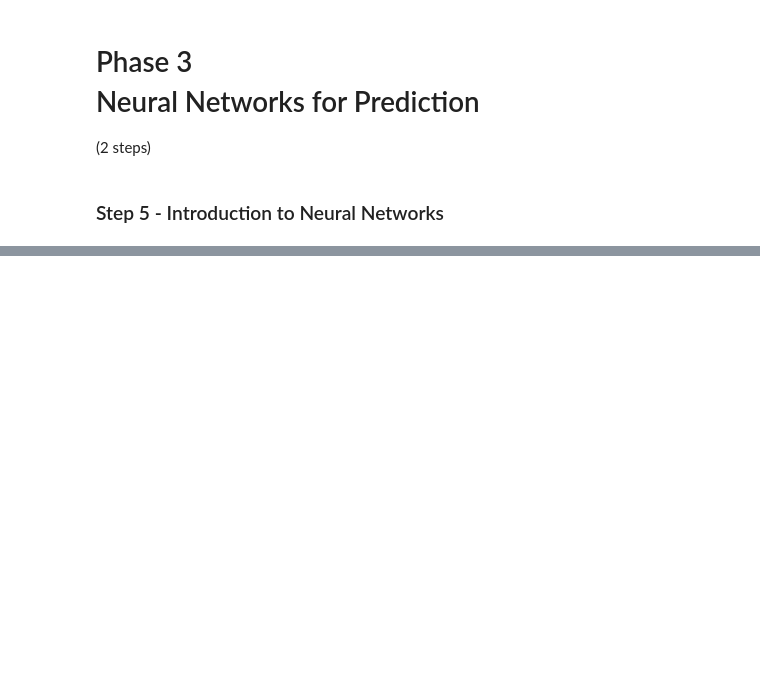
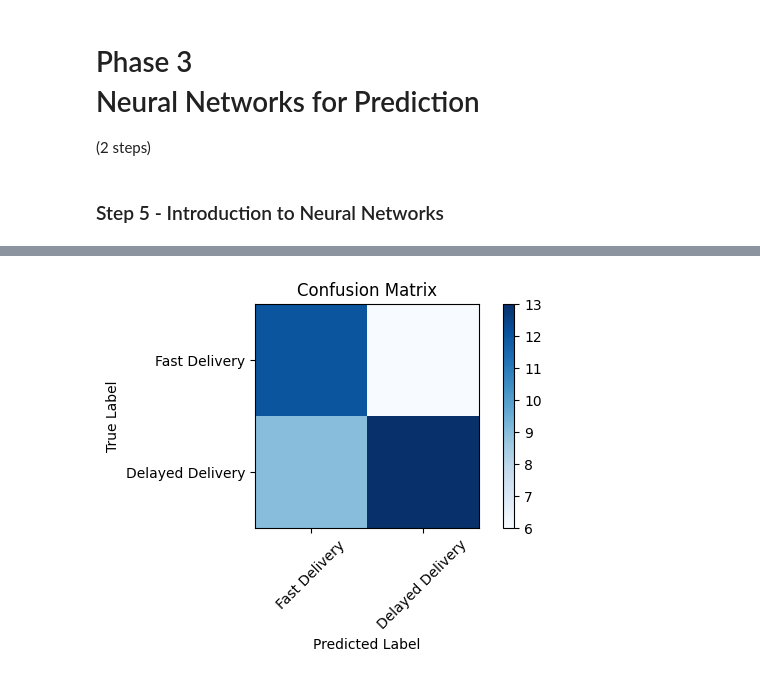
Before and after one commit to princypandya/Food-Delivery-Time-Prediction, a Jupyter notebook: Assignment5.ipynb, the cells around one changed output, grey strips where cells are left out. Drawn from its saved outputs; the diff is of its cells as text; code cells hidden in the pictures; blank space fills up the shorter version.

```diff
--- a/Assignment5.ipynb
+++ b/Assignment5.ipynb
@@ -495,0 +532,5 @@ plt.show()
+# %%
+x_train, x_test, y_train, y_test = train_test_split(x, y, test_size=0.2, random_state=42)
+# %%
+x_train = x_train.values
+x_test = x_test.values
@@ -495,0 +543,10 @@ plt.show()
+# %%
+model = keras.Sequential([
+    keras.layers.Dense(16, activation='relu', input_shape=(x_train.shape[1],)),
+    keras.layers.Dense(8, activation='relu'),
+    keras.layers.Dense(1, activation='sigmoid')
+])
+
+model.compile(optimizer=keras.optimizers.Adam(learning_rate=0.001), loss='binary_crossentropy', metrics=['accuracy'])
+
+model.fit(x_train, y_train, epochs=40)
@@ -495,0 +573,15 @@ plt.show()
+# %%
+# Predict probabilities and convert to binary predictions
+y_pred_prob = model.predict(x_test)
+y_pred = (y_pred_prob > 0.5).astype(int).flatten()
+
+# Calculate metrics
+accuracy = accuracy_score(y_test, y_pred)
+precision = precision_score(y_test, y_pred, zero_division=0)
+recall = recall_score(y_test, y_pred, zero_division=0)
+f1 = f1_score(y_test, y_pred, zero_division=0)
+
+print(f"Accuracy:  {accuracy:.2f}")
+print(f"Precision: {precision:.2f}")
+print(f"Recall:    {recall:.2f}")
+print(f"F1-score:  {f1:.2f}")
@@ -495,0 +593,16 @@ plt.show()
+# %%
+# Confusion Matrix
+cm = confusion_matrix(y_test, y_pred)
+plt.figure(figsize=(6,4))
+plt.imshow(cm, interpolation='nearest', cmap=plt.cm.Blues)
+plt.title('Confusion Matrix')
+plt.colorbar()
+tick_marks = np.arange(2)
+plt.xticks(tick_marks, ['Fast Delivery', 'Delayed Delivery'], rotation=45)
+plt.yticks(tick_marks, ['Fast Delivery', 'Delayed Delivery'])
+plt.xlabel('Predicted Label')
+plt.ylabel('True Label')
+plt.tight_layout()
+plt.show()
+# %% [output]
+[figure, added]
```
Also changed, not shown: parts of 30 cells of this notebook.
